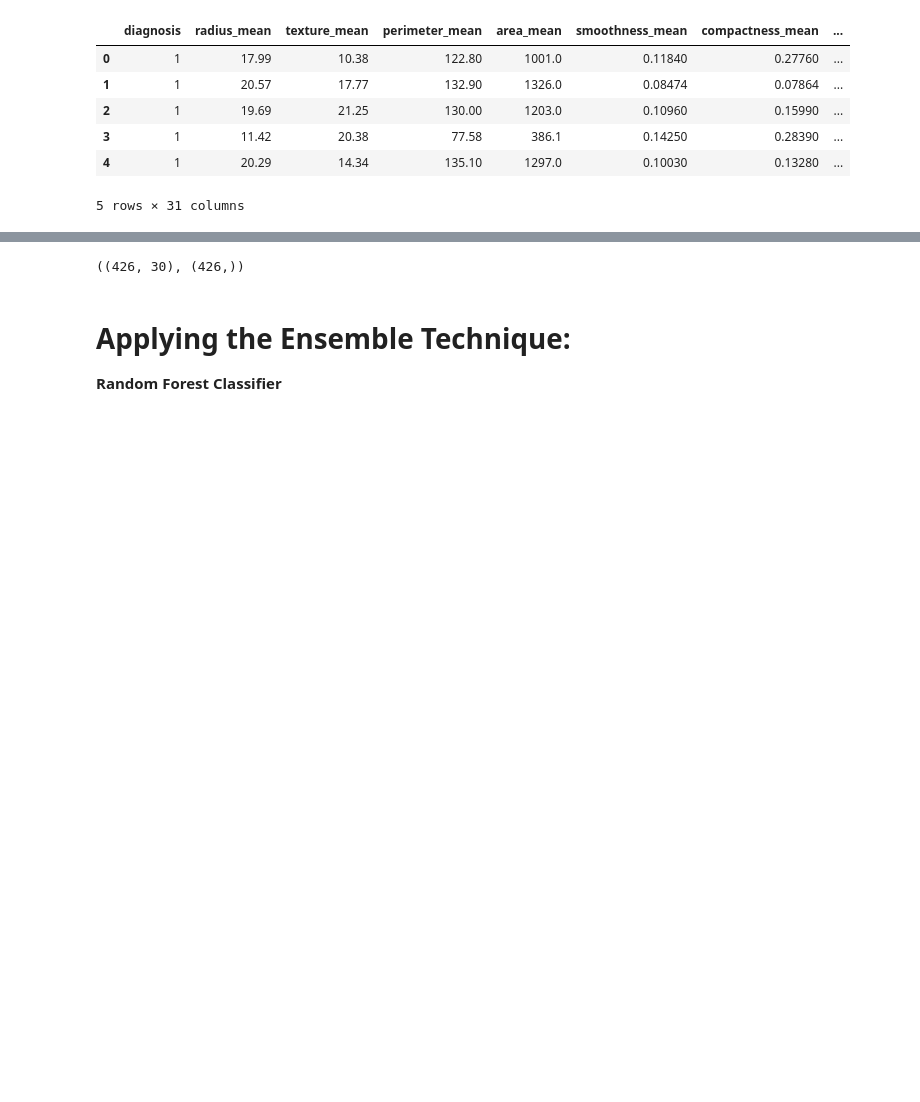
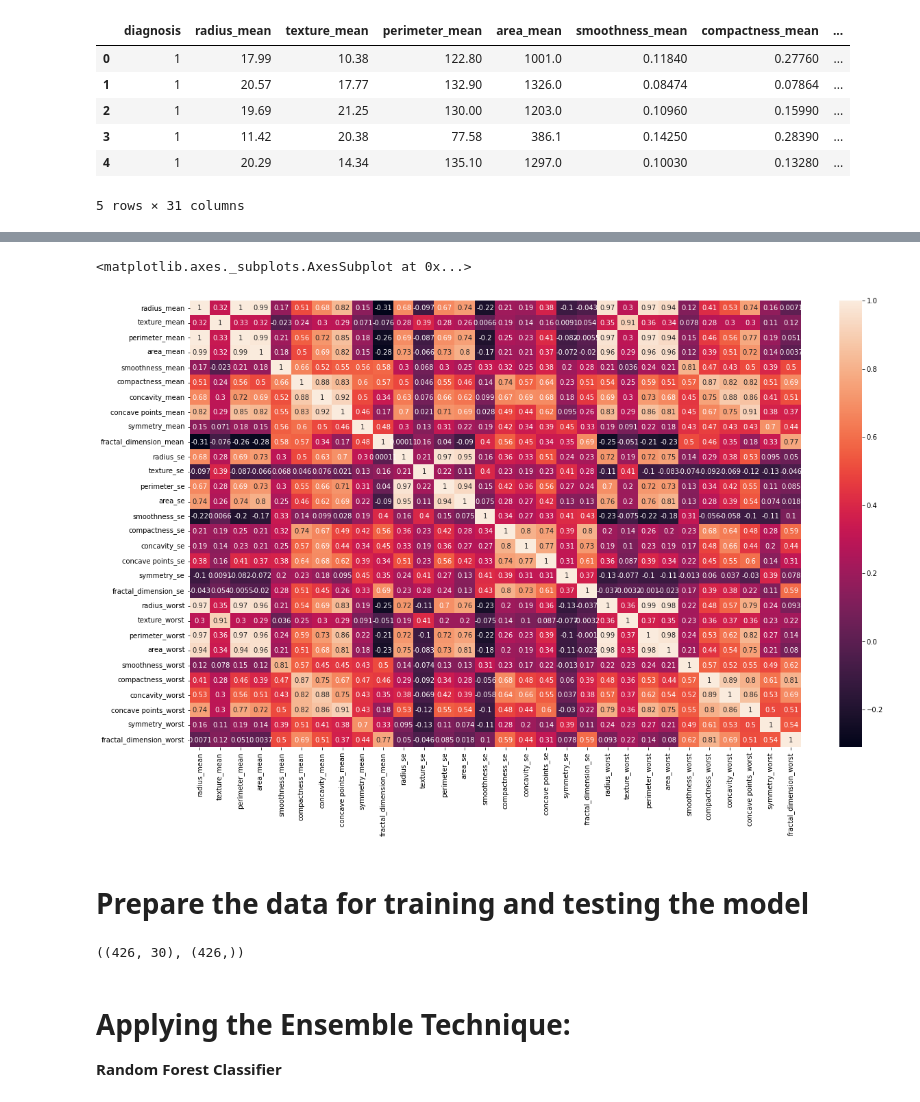
Before and after one commit to basangoudapatil/Final_Project, a Jupyter notebook: Final_Project_Cancer.ipynb, the cells around one changed output, grey strips where cells are left out. Cells and saved outputs as stored; diff of their text form; code cells hidden in the pictures; blank space fills up the shorter version.

```diff
--- a/Final_Project_Cancer.ipynb
+++ b/Final_Project_Cancer.ipynb
@@ -74,3 +104,11 @@ df.head()
+# %%
+plt.figure(figsize=(20,12))
+sns.heatmap(df.drop(['diagnosis'], axis =1).corr(), annot=True)
+# %% [output]
+<matplotlib.axes._subplots.AxesSubplot at 0x...>
+[figure, added]
+# %% [markdown]
+# Prepare the data for training and testing the model
 # %%
 from sklearn.model_selection import train_test_split
 
```
Also changed, not shown: parts of 31 cells of this notebook.
